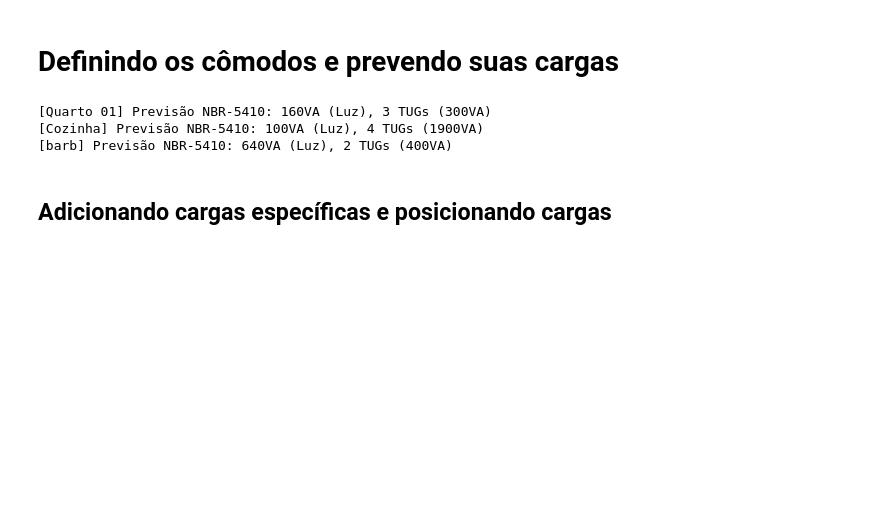
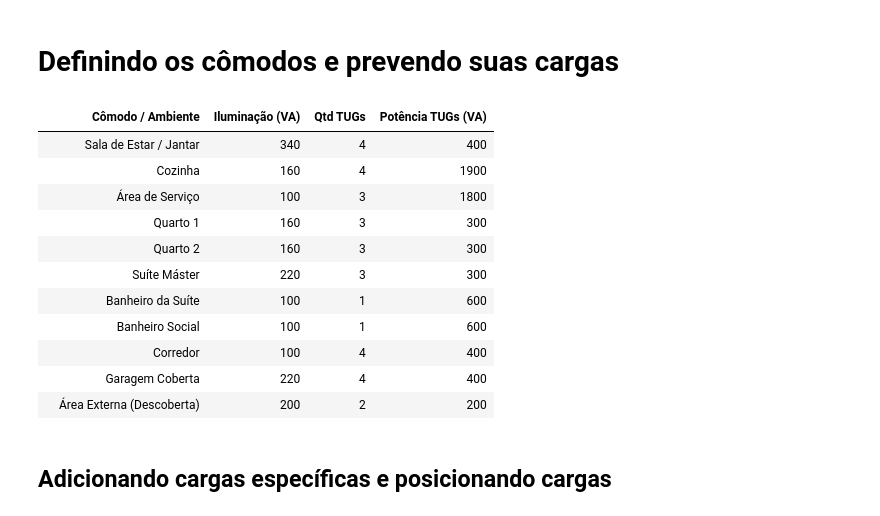
Before and after one commit to emotta3/Instalacoes, a Jupyter notebook: Trabalho/Trabalho_Inst.ipynb, the cells around one changed output. Drawn from its saved outputs; the diff is of its cells as text; code cells hidden in the pictures; blank space fills up the shorter version.

```diff
--- a/Trabalho/Trabalho_Inst.ipynb
+++ b/Trabalho/Trabalho_Inst.ipynb
@@ -387,19 +388,69 @@ class Carga:
 # %% [markdown]
 # Definindo os cômodos e prevendo suas cargas
 # %%
-projeto = ProjetoEletrico()
-quarto1 = Comodo("Quarto 01", "quarto", 12.0, 14.0)
-cozinha = Comodo("Cozinha", "cozinha", 8.0, 12.0)
-barbearia = Comodo("barb","salao comercial",44,32)
+# Inicializa o projeto elétrico e limpa instâncias anteriores
+projeto_eletrico = ProjetoEletrico()
+projeto_eletrico.limpar_comodos()
 
+# Instanciando os cômodos individualmente e guardando nas variáveis de referência
 
-quarto1.prever_cargas_nbr5410()
-cozinha.prever_cargas_nbr5410()
-barbearia.prever_cargas_nbr5410()
+sala = Comodo("Sala de Estar / Jantar", "sala", 22.0, 19.0)
+cozinha = Comodo("Cozinha", "cozinha", 12.0, 14.0)
+area_servico = Comodo("Área de Serviço", "área de serviço", 4.5, 9.0)
+quarto1 = Comodo("Quarto 1", "quarto", 10.5, 13.0)
+quarto2 = Comodo("Quarto 2", "quarto", 10.5, 13.0)
+suite = Comodo("Suíte Máster", "quarto", 14.0, 15.0)
+banh_suite = Comodo("Banheiro da Suíte", "banheiro", 4.5, 9.0)
+banh_social = Comodo("Banheiro Social", "banheiro", 4.0, 8.0)
+corredor = Comodo("Corredor", "circulação", 7.0, 16.0)
+garagem = Comodo("Garagem Coberta", "externa", 15.0, 16.0)
+area_externa = Comodo("Área Externa (Descoberta)", "externa_descoberta", 16.5, 35.0)
+
+ambientes = [
+    sala,
+    cozinha,
+    area_servico,
+    quarto1,
+    quarto2,
+    suite,
+    banh_suite,
+    banh_social,
+    corredor,
+    garagem,
+    area_externa
+]
+
+dados_tabela = []
+for comodo in ambientes:
+    comodo.prever_cargas_nbr5410()
+    dados_tabela.append({
+        "Cômodo / Ambiente": comodo.nome,
+        "Iluminação (VA)": comodo.potencia_iluminacao_va,
+        "Qtd TUGs": comodo.quantidade_tugs,
+        "Potência TUGs (VA)": comodo.potencia_tugs_va
+    })
+
+# Criando o DataFrame do Pandas
+df_cargas = pd.DataFrame(dados_tabela)
+
+# Tirando os índices
+df_cargas.index = [''] * len(df_cargas)
+
+# Exibindo a tabela formatada
+display(df_cargas)
 # %% [output]
-[Quarto 01] Previsão NBR-5410: 160VA (Luz), 3 TUGs (300VA)
-[Cozinha] Previsão NBR-5410: 100VA (Luz), 4 TUGs (1900VA)
-[barb] Previsão NBR-5410: 640VA (Luz), 2 TUGs (400VA)
+|  | Cômodo / Ambiente | Iluminação (VA) | Qtd TUGs | Potência TUGs (VA) |
+|  | Sala de Estar / Jantar | 340 | 4 | 400 |
+|  | Cozinha | 160 | 4 | 1900 |
+|  | Área de Serviço | 100 | 3 | 1800 |
+|  | Quarto 1 | 160 | 3 | 300 |
+|  | Quarto 2 | 160 | 3 | 300 |
+|  | Suíte Máster | 220 | 3 | 300 |
+|  | Banheiro da Suíte | 100 | 1 | 600 |
+|  | Banheiro Social | 100 | 1 | 600 |
+|  | Corredor | 100 | 4 | 400 |
+|  | Garagem Coberta | 220 | 4 | 400 |
+|  | Área Externa (Descoberta) | 200 | 2 | 200 |
 # %% [markdown]
 ## Adicionando cargas específicas e posicionando cargas
 # %%
```
Also changed, not shown: parts of 4 cells of this notebook.
